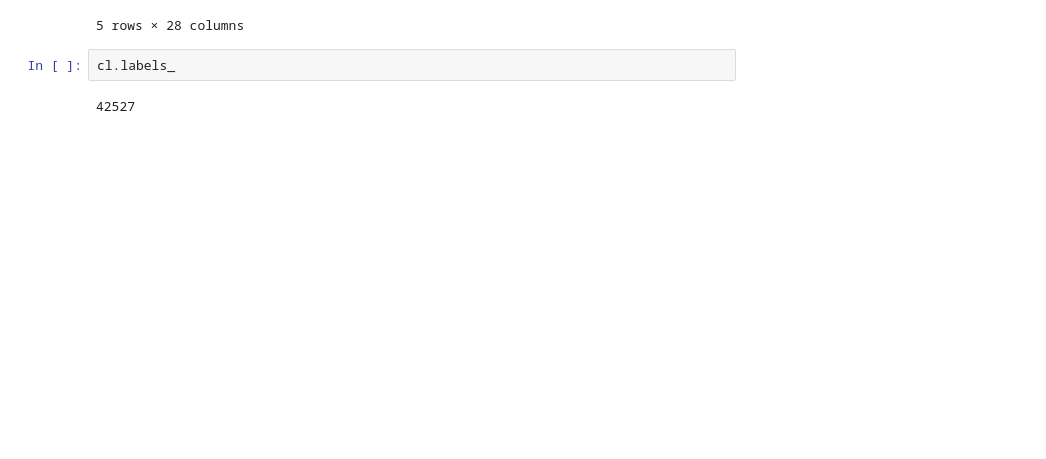
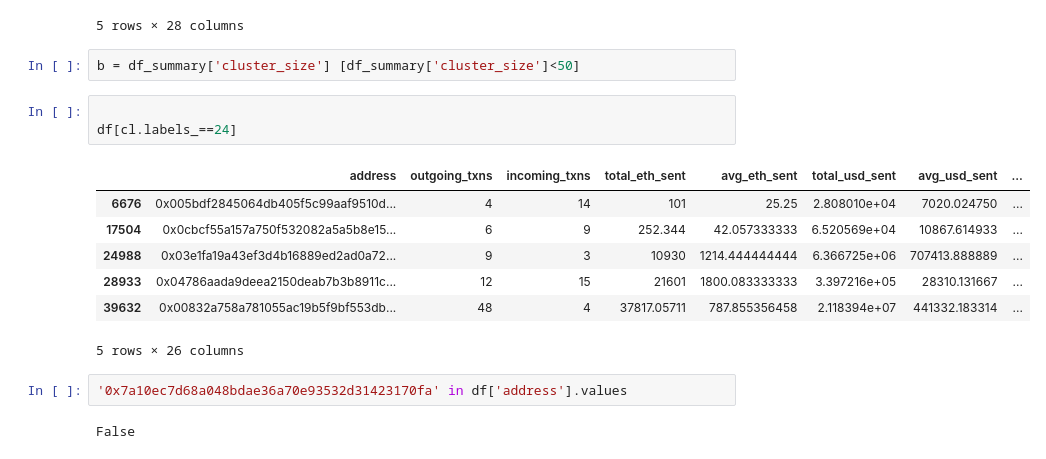
Before and after one commit to willprice221/ethereum_clustering, a Jupyter notebook: kmeans.ipynb, the cells around one changed output. Saved outputs shown, nothing was run; the diff lists cells and outputs as text; blank space fills up the shorter version.

```diff
--- a/kmeans.ipynb
+++ b/kmeans.ipynb
@@ -405,7 +415,20 @@ dflabel
 | 3 | Bitmax_1 | 0x03bdf69b1322d623836afbd27679a1c... | 1061 | 1081 | 3348.282084541 | 3.155779533 | 7.798949e+05 | ... |
 | 4 | GatecoinHack_4 | 0x04786aada9deea2150deab7b3b8911c... | 12 | 15 | 21601 | 1800.083333333 | 3.397216e+05 | ... |
 5 rows × 28 columns
-# %%
-cl.labels_
-# %% [output]
-42527
+# %%
+b = df_summary['cluster_size'] [df_summary['cluster_size']<50]
+# %%
+
+df[cl.labels_==24]
+# %% [output]
+|  | address | outgoing_txns | incoming_txns | total_eth_sent | avg_eth_sent | total_usd_sent | avg_usd_sent | ... |
+| 6676 | 0x005bdf2845064db405f5c99aaf9510d... | 4 | 14 | 101 | 25.25 | 2.808010e+04 | 7020.024750 | ... |
+| 17504 | 0x0cbcf55a157a750f532082a5a5b8e15... | 6 | 9 | 252.344 | 42.057333333 | 6.520569e+04 | 10867.614933 | ... |
+| 24988 | 0x03e1fa19a43ef3d4b16889ed2ad0a72... | 9 | 3 | 10930 | 1214.444444444 | 6.366725e+06 | 707413.888889 | ... |
+| 28933 | 0x04786aada9deea2150deab7b3b8911c... | 12 | 15 | 21601 | 1800.083333333 | 3.397216e+05 | 28310.131667 | ... |
+| 39632 | 0x00832a758a781055ac19b5f9bf553db... | 48 | 4 | 37817.05711 | 787.855356458 | 2.118394e+07 | 441332.183314 | ... |
+5 rows × 26 columns
+# %%
+'0x7a10ec7d68a048bdae36a70e93532d31423170fa' in df['address'].values
+# %% [output]
+False
```
Also changed, not shown: parts of 1 cell of this notebook, 1 other file.
